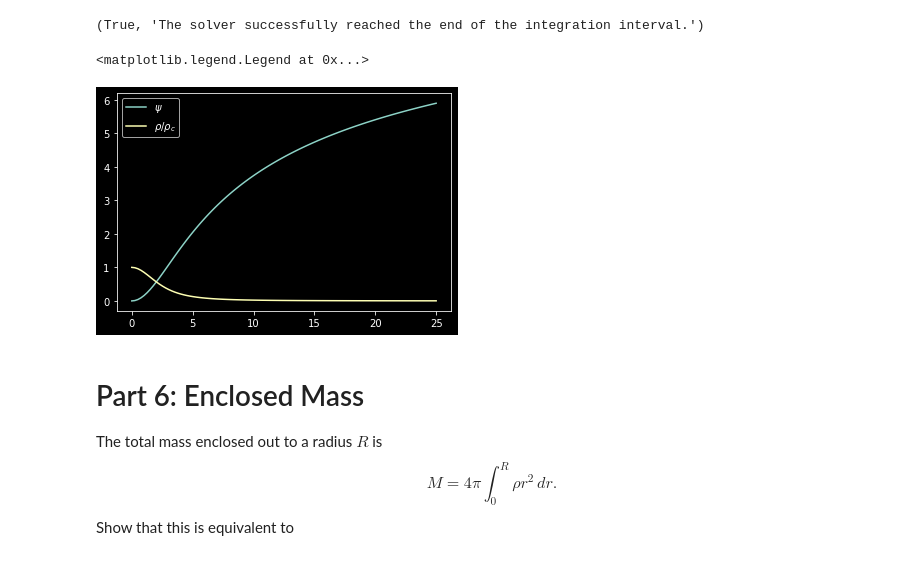
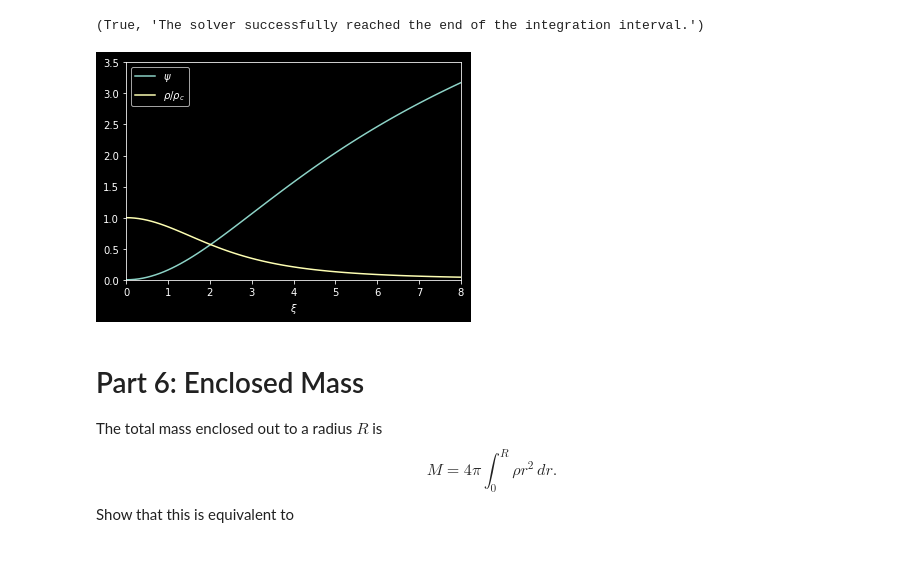
Before and after one commit to keflavich/StarFormationClass, a Jupyter notebook: problems/LaneEmden.ipynb, the cells around one changed output. Saved outputs shown, nothing was run; the diff lists cells and outputs as text; code cells hidden in the pictures.

```diff
--- a/problems/LaneEmden.ipynb
+++ b/problems/LaneEmden.ipynb
@@ -1,3 +1,7 @@
+# %%
+%matplotlib inline
+import pylab as pl
+pl.style.use('dark_background')
 # %%
 from scipy.integrate import quad, solve_ivp
 # %% [markdown]
@@ -172,15 +178,15 @@ def derivatives(x, y):
     # y[1] = psi'
     return [y[1], -2*y[1]/x + np.exp(-y[0])]
 
-integral_start = 0.000001
-integral_stop = 25
+integral_start = 0.0001
+integral_stop = 1e3
 psi0 = integral_start**2 / 6
 psiprime0 = integral_start / 3
 
 sol = solve_ivp(derivatives,
                 t_span=(integral_start, integral_stop),
                 y0=[psi0, psiprime0],
-                t_eval=np.linspace(integral_start, integral_stop, 100),
+                t_eval=np.linspace(integral_start, integral_stop, 10000),
                )
 sol.success, sol.message
 # %% [output]
@@ -191,10 +197,12 @@ def contrast(psi):
 # %%
 pl.plot(sol.t, sol.y[0], label='$\psi$')
 pl.plot(sol.t, contrast(sol.y[0]), label='$\\rho/\\rho_c$')
 pl.legend(loc='best')
+_=pl.xlabel("$\\xi$")
+_=pl.xlim(0,8)
+_=pl.ylim(0,3.5)
 # %% [output]
-<matplotlib.legend.Legend at 0x...>
-[figure, old version]
+[figure, new version]
 # %% [markdown]
 # Part 6: Enclosed Mass
 
```
Also changed, not shown: parts of 54 cells of this notebook, 2 other files.
